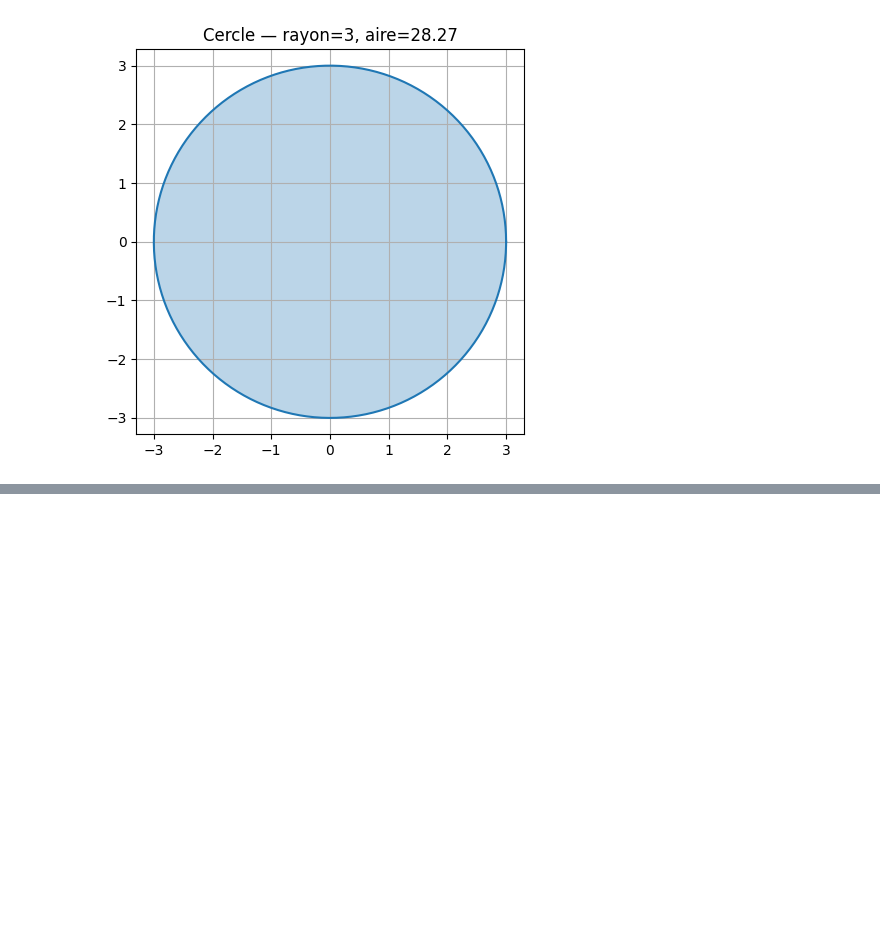
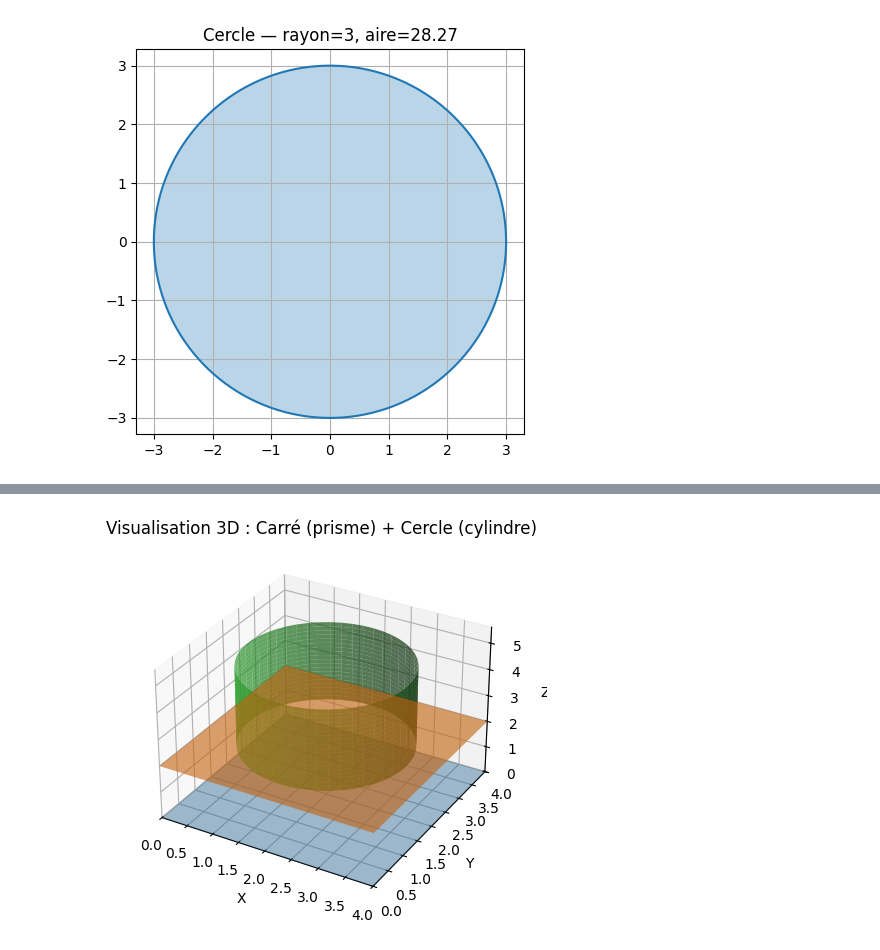
Before and after one commit to CollegeBoreal/INF1042-203-25A-04, a Jupyter notebook: 8.OOP/300151262/RAPPORT.ipynb, the cells around one changed output, grey strips where cells are left out. Drawn from its saved outputs; the diff is of its cells as text; code cells hidden in the pictures; blank space fills up the shorter version.

```diff
--- a/8.OOP/300151262/RAPPORT.ipynb
+++ b/8.OOP/300151262/RAPPORT.ipynb
@@ -66,0 +92,81 @@ afficher_cercle(c2)
+# %%
+"""
+Fichier : visualisation_3d.py
+Description : Visualisation 3D créative d'un carré (prisme) et d'un cercle (cylindre)
+Auteur : [ton ID]
+Date : 2025-11-26
+"""
+
+from carre import Carre
+from cercle import Cercle
+import numpy as np
+import math
+import matplotlib.pyplot as plt
+from mpl_toolkits.mplot3d import Axes3D  # utile pour certains environnements
+
+
+def visualiser_3d(cote, rayon):
+    # Création des objets
+    carre = Carre(cote)
+    cercle = Cercle(rayon)
+
+    print(carre.afficher_info())
+    print(cercle.afficher_info())
+
+    # --- Paramètres de hauteur pour la 3D ---
+    hauteur_carre = cote / 2       # hauteur du prisme carré
+    hauteur_cylindre = rayon * 2   # hauteur du cylindre
+
+    fig = plt.figure()
+    ax = fig.add_subplot(111, projection="3d")
+    ax.set_title("Visualisation 3D : Carré (prisme) + Cercle (cylindre)")
+
+    # --- 1) Prisme carré (le Carré extrudé en 3D) ---
+    # Base du carré : de 0 à cote sur X et Y
+    x = np.linspace(0, cote, 2)
+    y = np.linspace(0, cote, 2)
+    X, Y = np.meshgrid(x, y)
+
+    # Face du bas (z = 0)
+    Z_bas = np.zeros_like(X)
+    # Face du haut (z = hauteur_carre)
+    Z_haut = np.full_like(X, hauteur_carre)
+
+    # On dessine les deux surfaces
+    ax.plot_surface(X, Y, Z_bas, alpha=0.4)
+    ax.plot_surface(X, Y, Z_haut, alpha=0.6)
+
+    # --- 2) Cylindre (le Cercle extrudé en 3D) ---
+    # On centre le cylindre au milieu du carré
+    centre_x = cote / 2
+    centre_y = cote / 2
+
+    theta = np.linspace(0, 2 * math.pi, 50)
+    z = np.linspace(hauteur_carre, hauteur_carre + hauteur_cylindre, 20)
+    Theta, Z_cyl = np.meshgrid(theta, z)
+
+    X_cyl = centre_x + rayon * np.cos(Theta)
+    Y_cyl = centre_y + rayon * np.sin(Theta)
+
+    ax.plot_surface(X_cyl, Y_cyl, Z_cyl, alpha=0.7)
+
+    # --- 3) Réglages de la scène ---
+    ax.set_xlabel("X")
+    ax.set_ylabel("Y")
+    ax.set_zlabel("Z")
+
+    # Même échelle sur les axes
+    max_range = max(cote, rayon * 2, hauteur_carre + hauteur_cylindre)
+    ax.set_box_aspect((1, 1, 0.7))
+
+    ax.set_xlim(0, cote)
+    ax.set_ylim(0, cote)
+    ax.set_zlim(0, hauteur_carre + hauteur_cylindre * 1.2)
+
+    plt.show()
+
+
+if __name__ == "__main__":
+    # Exemple : tu peux changer ces valeurs
+    visualiser_3d(cote=4, rayon=1.5)
+# %% [output]
@@ -66,0 +175 @@ afficher_cercle(c2)
+[figure, added]
```
Also changed, not shown: parts of 3 cells of this notebook.
